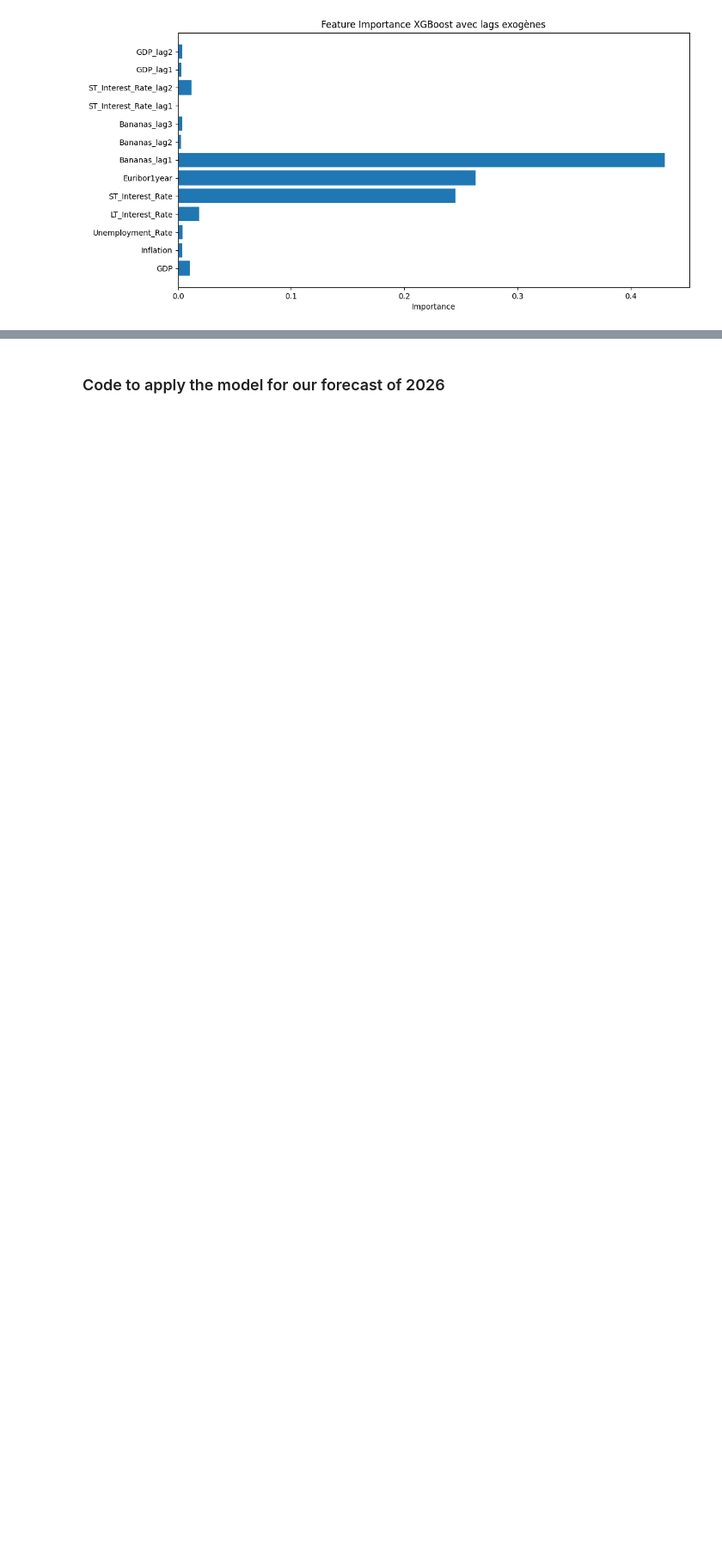
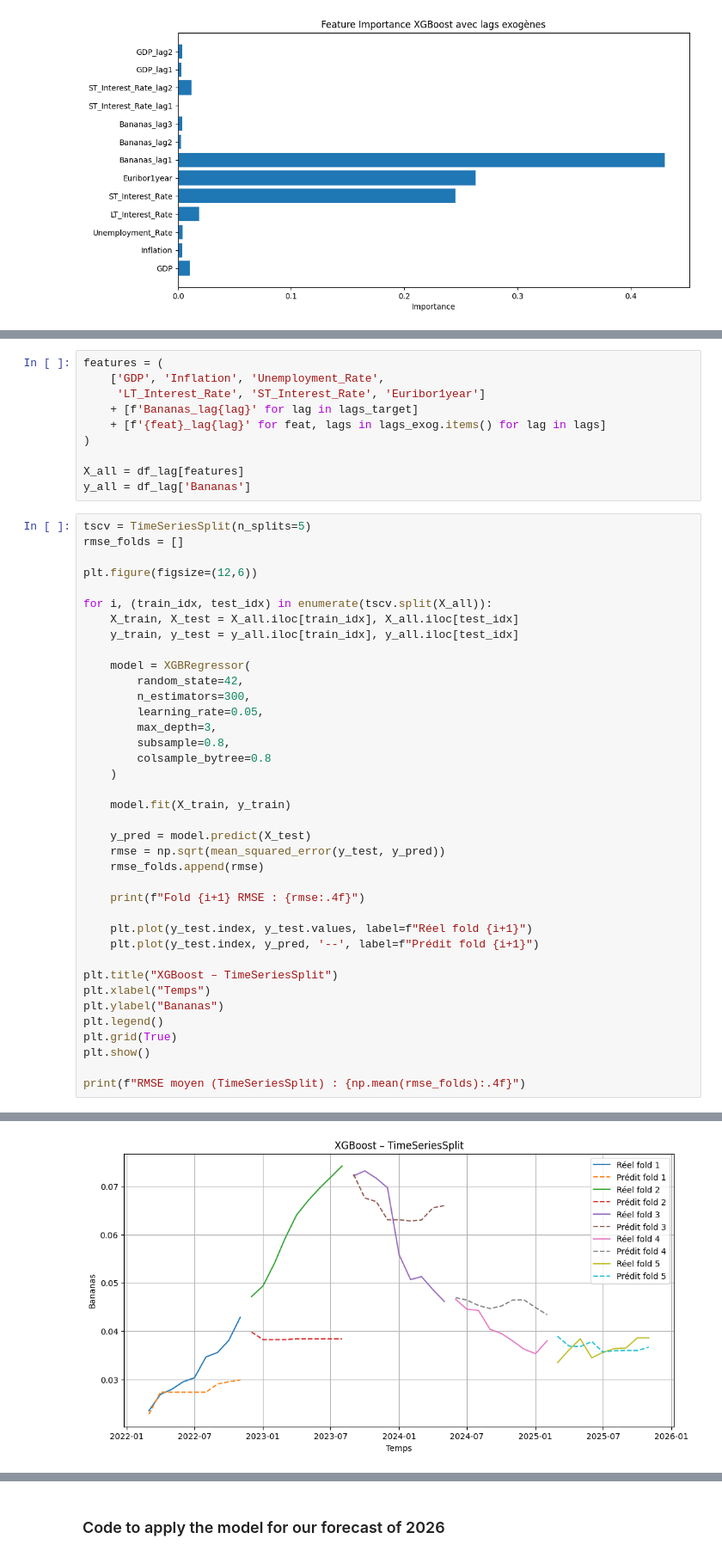
Before and after one commit to Ke0li/Cofidis, a Jupyter notebook: version_CG_v2/model_xgb_version_CG_v2.ipynb, the cells around one changed output, grey strips where cells are left out. Shown at 86% size. Saved outputs shown, nothing was run; the diff lists cells and outputs as text; blank space fills up the shorter version.

```diff
--- a/version_CG_v2/model_xgb_version_CG_v2.ipynb
+++ b/version_CG_v2/model_xgb_version_CG_v2.ipynb
@@ -371,0 +404,49 @@ RMSE moyen sur tous les folds: 0.00413
+# %%
+features = (
+    ['GDP', 'Inflation', 'Unemployment_Rate',
+     'LT_Interest_Rate', 'ST_Interest_Rate', 'Euribor1year']
+    + [f'Bananas_lag{lag}' for lag in lags_target]
+    + [f'{feat}_lag{lag}' for feat, lags in lags_exog.items() for lag in lags]
+)
+
+X_all = df_lag[features]
+y_all = df_lag['Bananas']
+# %%
+tscv = TimeSeriesSplit(n_splits=5)
+rmse_folds = []
+
+plt.figure(figsize=(12,6))
+
+for i, (train_idx, test_idx) in enumerate(tscv.split(X_all)):
+    X_train, X_test = X_all.iloc[train_idx], X_all.iloc[test_idx]
+    y_train, y_test = y_all.iloc[train_idx], y_all.iloc[test_idx]
+
+    model = XGBRegressor(
+        random_state=42,
+        n_estimators=300,
+        learning_rate=0.05,
+        max_depth=3,
+        subsample=0.8,
+        colsample_bytree=0.8
+    )
+
+    model.fit(X_train, y_train)
+
+    y_pred = model.predict(X_test)
+    rmse = np.sqrt(mean_squared_error(y_test, y_pred))
+    rmse_folds.append(rmse)
+
+    print(f"Fold {i+1} RMSE : {rmse:.4f}")
+
+    plt.plot(y_test.index, y_test.values, label=f"Réel fold {i+1}")
+    plt.plot(y_test.index, y_pred, '--', label=f"Prédit fold {i+1}")
+
+plt.title("XGBoost – TimeSeriesSplit")
+plt.xlabel("Temps")
+plt.ylabel("Bananas")
+plt.legend()
+plt.grid(True)
+plt.show()
+
+print(f"RMSE moyen (TimeSeriesSplit) : {np.mean(rmse_folds):.4f}")
+# %% [output]
@@ -371,0 +458 @@ RMSE moyen sur tous les folds: 0.00413
+[figure, added]
```
Also changed, not shown: parts of 15 cells of this notebook, 3 other files.
